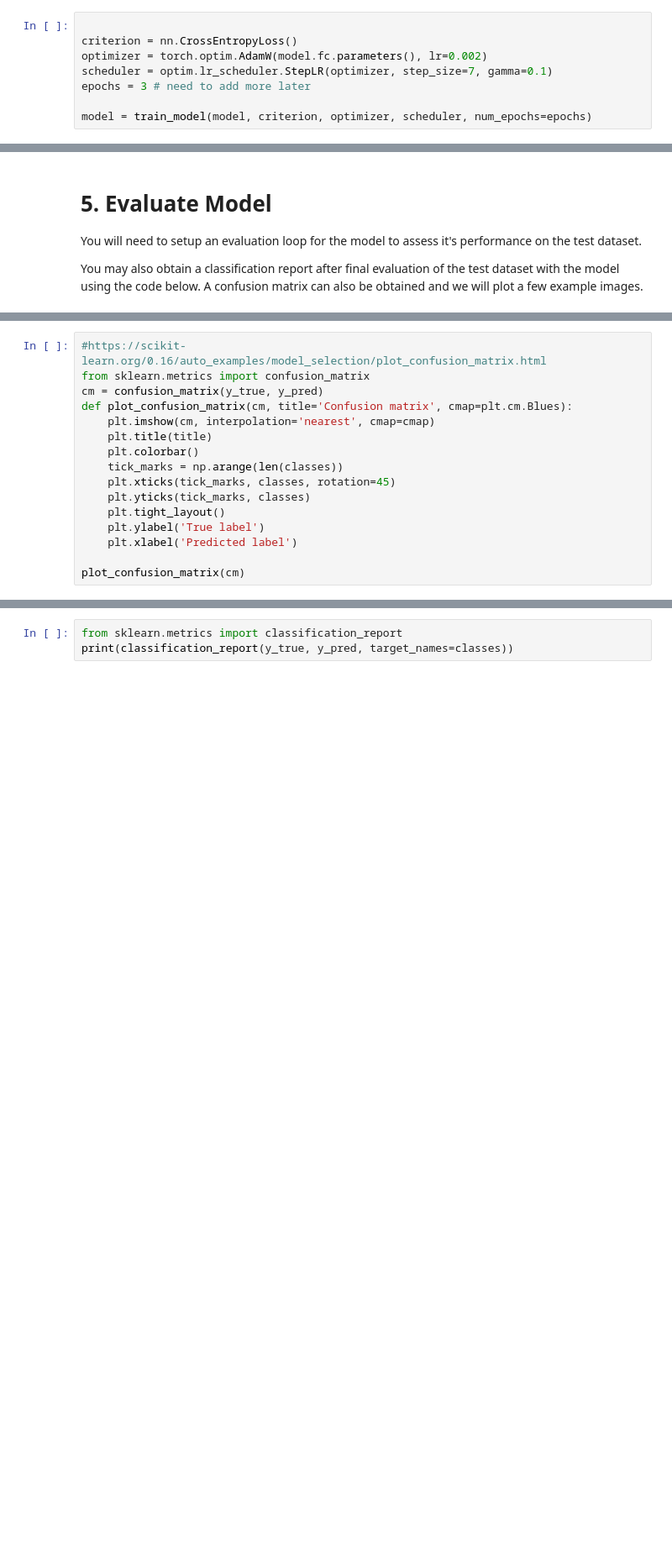
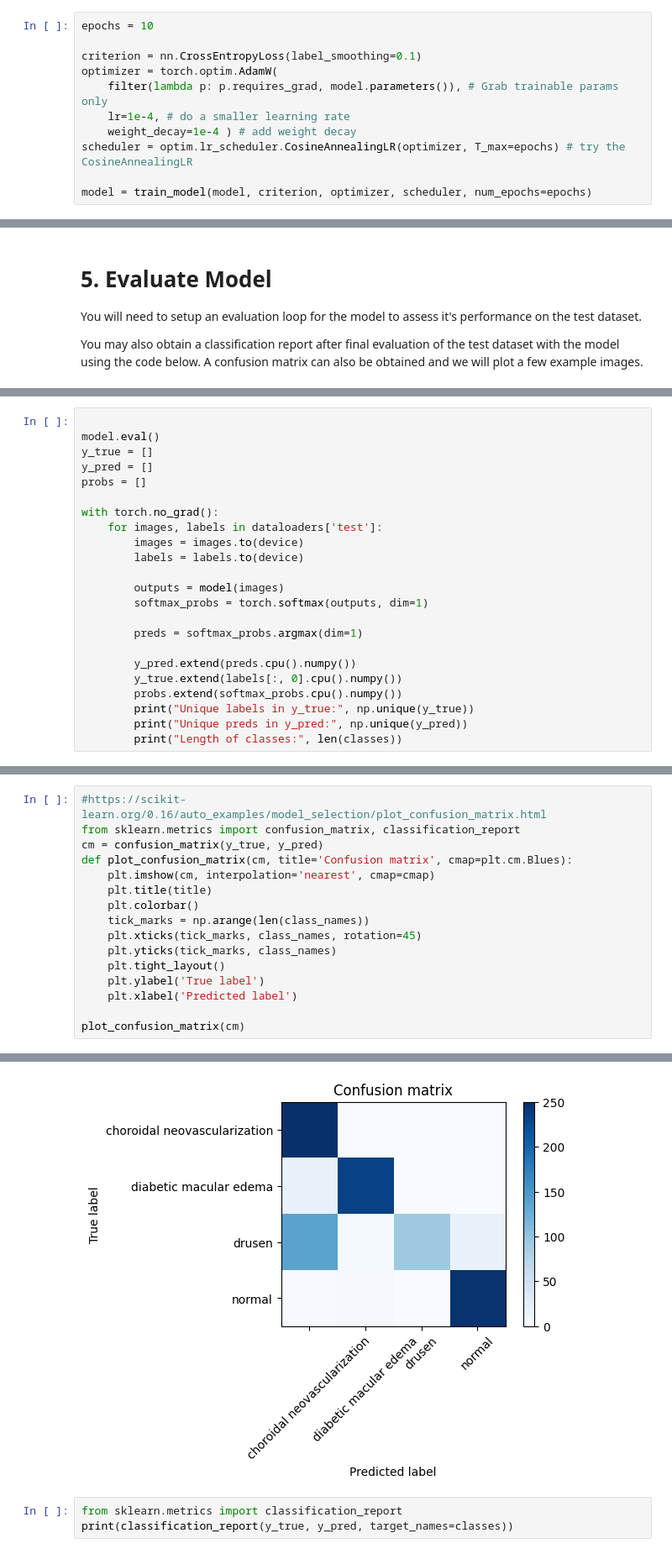
Before and after one commit to tonyscan6003/CE5021_AY2526_group2, a Jupyter notebook: Assignment2_BrianHoward_sem1.ipynb, the cells around one changed output, grey strips where cells are left out. Shown: that part at 84% size. Drawn from its saved outputs; the diff is of its cells as text; blank space fills up the shorter version.

```diff
--- a/Assignment2_BrianHoward_sem1.ipynb
+++ b/Assignment2_BrianHoward_sem1.ipynb
@@ -336,11 +353,14 @@ def train_model(model, criterion, optimizer, scheduler, num_epochs=25):
         model.load_state_dict(torch.load(best_model_params_path, weights_only=True))
     return model
 # %%
+epochs = 10
 
-criterion = nn.CrossEntropyLoss()
-optimizer = torch.optim.AdamW(model.fc.parameters(), lr=0.002)
-scheduler = optim.lr_scheduler.StepLR(optimizer, step_size=7, gamma=0.1)
-epochs = 3 # need to add more later
+criterion = nn.CrossEntropyLoss(label_smoothing=0.1)
+optimizer = torch.optim.AdamW(
+    filter(lambda p: p.requires_grad, model.parameters()), # Grab trainable params only
+    lr=1e-4, # do a smaller learning rate
+    weight_decay=1e-4 ) # add weight decay
+scheduler = optim.lr_scheduler.CosineAnnealingLR(optimizer, T_max=epochs) # try the CosineAnnealingLR
 
 model = train_model(model, criterion, optimizer, scheduler, num_epochs=epochs)
 # %% [output]
@@ -375,0 +394,23 @@ You may also obtain a classification report after final evaluation of the test d
+# %%
+
+model.eval()
+y_true = []
+y_pred = []
+probs = []
+
+with torch.no_grad():
+    for images, labels in dataloaders['test']:
+        images = images.to(device)
+        labels = labels.to(device)
+
+        outputs = model(images)
+        softmax_probs = torch.softmax(outputs, dim=1)
+
+        preds = softmax_probs.argmax(dim=1)
+
+        y_pred.extend(preds.cpu().numpy())
+        y_true.extend(labels[:, 0].cpu().numpy())
+        probs.extend(softmax_probs.cpu().numpy())
+        print("Unique labels in y_true:", np.unique(y_true))
+        print("Unique preds in y_pred:", np.unique(y_pred))
+        print("Length of classes:", len(classes))
@@ -376,14 +435,14 @@ You may also obtain a classification report after final evaluation of the test d
 # %%
 #https://scikit-learn.org/0.16/auto_examples/model_selection/plot_confusion_matrix.html
-from sklearn.metrics import confusion_matrix
+from sklearn.metrics import confusion_matrix, classification_report
 cm = confusion_matrix(y_true, y_pred)
 def plot_confusion_matrix(cm, title='Confusion matrix', cmap=plt.cm.Blues):
     plt.imshow(cm, interpolation='nearest', cmap=cmap)
     plt.title(title)
     plt.colorbar()
-    tick_marks = np.arange(len(classes))
-    plt.xticks(tick_marks, classes, rotation=45)
-    plt.yticks(tick_marks, classes)
+    tick_marks = np.arange(len(class_names))
+    plt.xticks(tick_marks, class_names, rotation=45)
+    plt.yticks(tick_marks, class_names)
     plt.tight_layout()
     plt.ylabel('True label')
     plt.xlabel('Predicted label')
@@ -394,3 +452,4 @@ NameError: name 'y_true' is not defined
+[figure, added]
 # %%
 from sklearn.metrics import classification_report
 print(classification_report(y_true, y_pred, target_names=classes))
```
Also changed, not shown: parts of 12 cells of this notebook.
